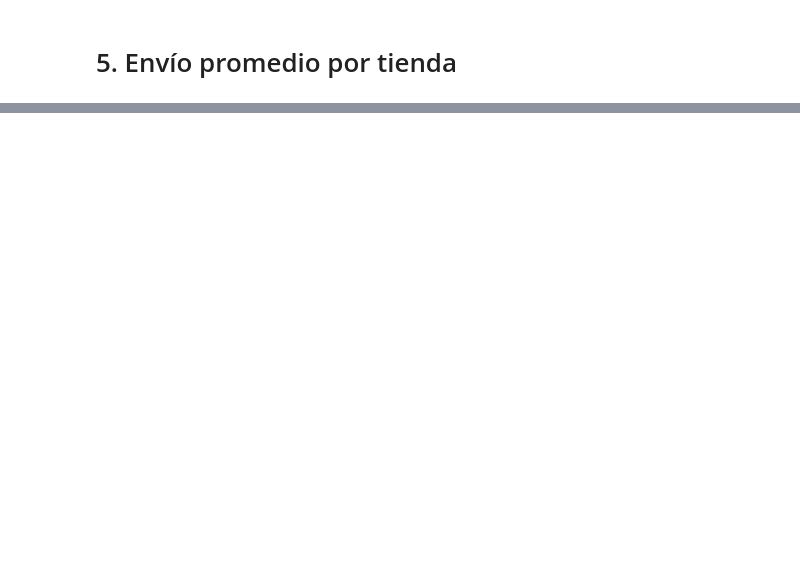
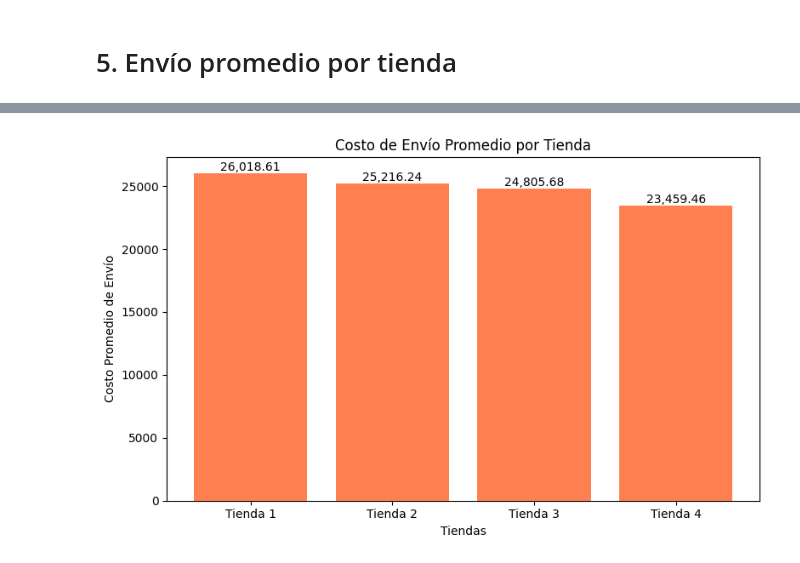
Before and after one commit to Lucas-Jimenez-uribe/alura-store, a Jupyter notebook: AluraStoreLatam.ipynb, the cells around one changed output, grey strips where cells are left out. Drawn from its saved outputs; the diff is of its cells as text; code cells hidden in the pictures; blank space fills up the shorter version.

```diff
--- a/AluraStoreLatam.ipynb
+++ b/AluraStoreLatam.ipynb
@@ -288,0 +342,23 @@ plt.show()
+# %%
+import matplotlib.pyplot as plt
+
+# Nombres de las tiendas
+nombres_tiendas = ["Tienda 1", "Tienda 2", "Tienda 3", "Tienda 4"]
+
+# Crear la figura
+plt.figure(figsize=(8, 5))
+plt.bar(nombres_tiendas, costos, color='coral')
+
+# Títulos y etiquetas
+plt.title("Costo de Envío Promedio por Tienda")
+plt.xlabel("Tiendas")
+plt.ylabel("Costo Promedio de Envío")
+
+# Agregar etiquetas con los valores encima de las barras
+for i, valor in enumerate(costos):
+    plt.text(i, valor + 0.5, f"{valor:,.2f}", ha='center', va='bottom')
+
+plt.tight_layout()
+plt.show()
+# %% [output]
+[figure, added]
```
Also changed, not shown: parts of 6 cells of this notebook.
